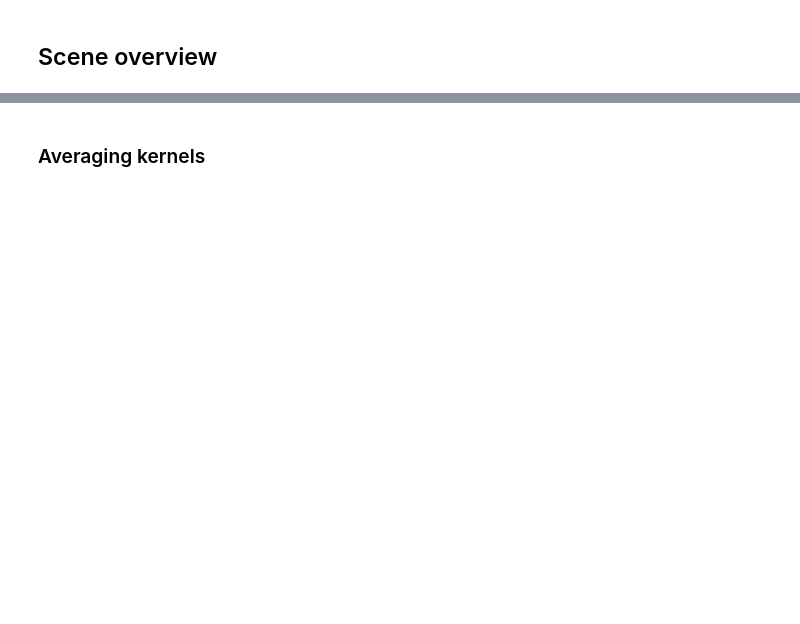
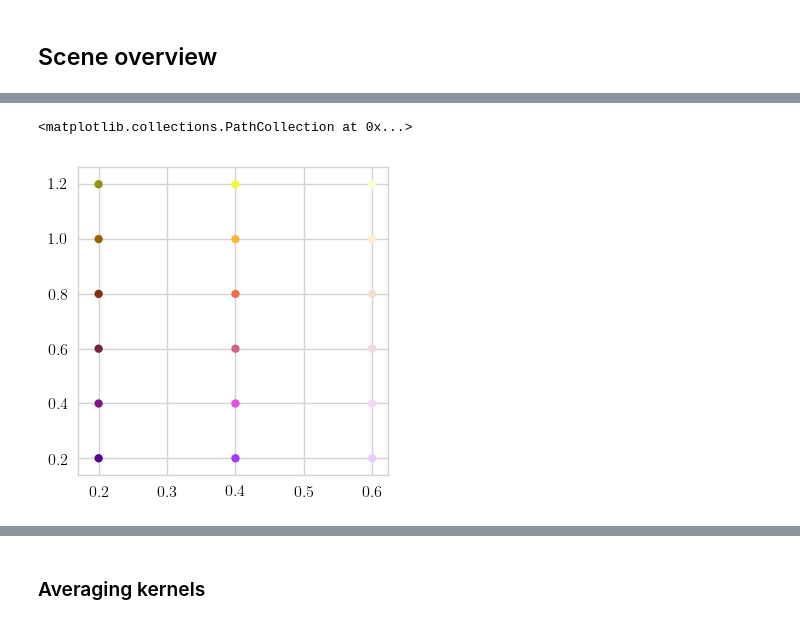
Before and after one commit to simonpf/mcrf, a Jupyter notebook: notebooks/liras/combined_results.ipynb, the cells around one changed output, grey strips where cells are left out. Saved outputs shown, nothing was run; the diff lists cells and outputs as text; code cells hidden in the pictures; blank space fills up the shorter version.

```diff
--- a/notebooks/liras/combined_results.ipynb
+++ b/notebooks/liras/combined_results.ipynb
@@ -443,0 +816,17 @@ f.savefig("../../plots/psds_retrieval.pdf", bbox_inches = "tight")
+# %%
+from matplotlib.cm import plasma
+from seaborn import set_hls_values
+c1 = plasma(0/3)
+cs1 = [set_hls_values(c, l = 0.3) for c in plasma(np.linspace(0, 1, 7)[1:])]
+c2 = plasma(1/3)
+cs2 = [set_hls_values(c, l = 0.6) for c in plasma(np.linspace(0, 1, 7)[1:])]
+c3 = plasma(2/3)
+cs3 = [set_hls_values(c, l = 0.9) for c in plasma(np.linspace(0, 1, 7)[1:])]
+
+f, ax = plt.subplots(1, 1, figsize = (4, 4))
+ax.scatter([0.2] * 6, [0.2 + x for x in np.linspace(0, 1, 6)], c = cs1)
+ax.scatter([0.4] * 6, [0.2 + x for x in np.linspace(0, 1, 6)], c = cs2)
+ax.scatter([0.6] * 6, [0.2 + x for x in np.linspace(0, 1, 6)], c = cs3)
+# %% [output]
+<matplotlib.collections.PathCollection at 0x...>
+[figure, added]
```
Also changed, not shown: parts of 40 cells of this notebook, 25 other files.
